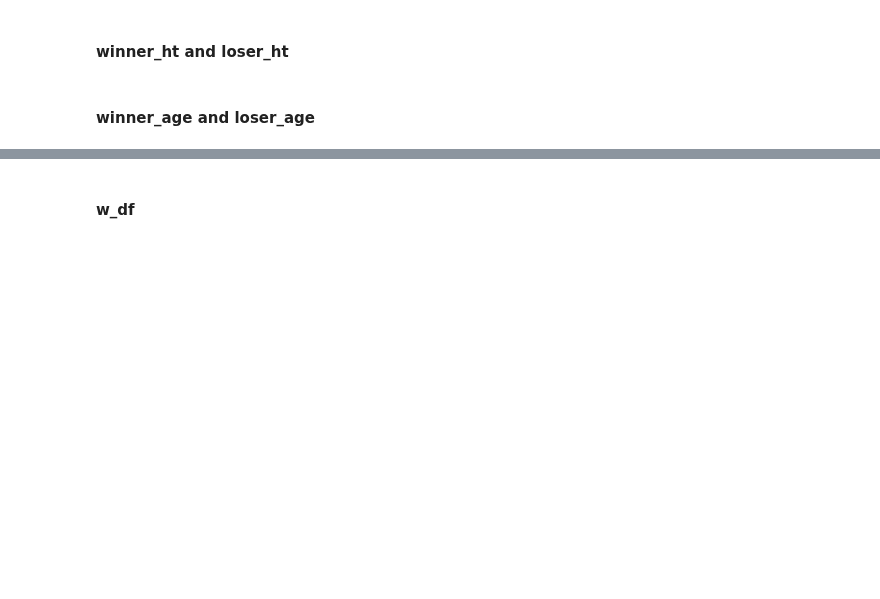
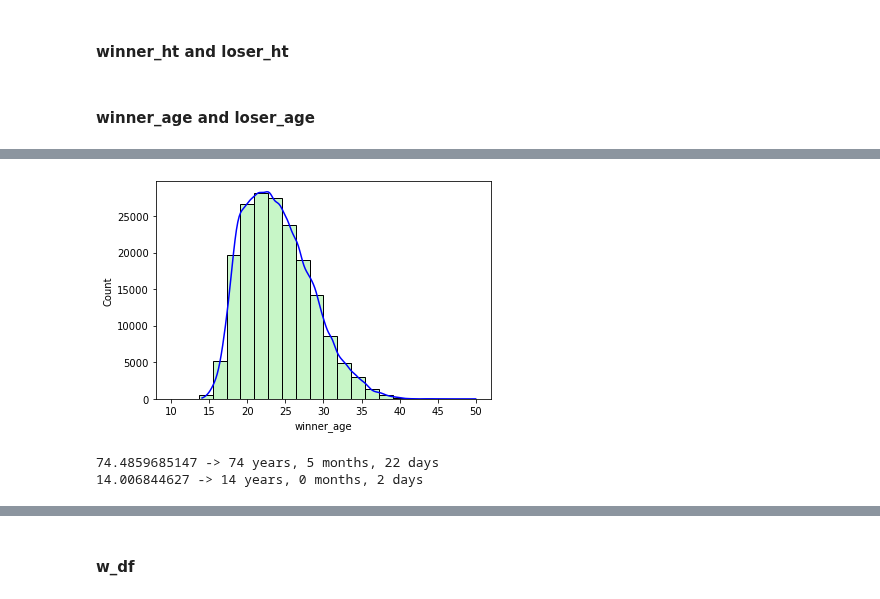
Before and after one commit to gasparax/DM_Project, a Jupyter notebook: data_understanding.ipynb, the cells around one changed output, grey strips where cells are left out. Saved outputs shown, nothing was run; the diff lists cells and outputs as text; code cells hidden in the pictures; blank space fills up the shorter version.

```diff
--- a/data_understanding.ipynb
+++ b/data_understanding.ipynb
@@ -681,0 +685,4 @@ df_tennis.boxplot(vert=False, column=['winner_age'], return_type='axes',figsize=
+# %%
+sns.histplot(data=df_tennis['winner_age'], bins="sturges", binrange=(10,50), color="lightgreen", kde=True, kde_kws={'clip':(10,50)}).lines[0].set_color('blue')
+# %% [output]
+[figure, added]
@@ -681,0 +691,6 @@ df_tennis.boxplot(vert=False, column=['winner_age'], return_type='axes',figsize=
+# %%
+print(str(df_tennis['loser_age'].max()) + " -> " + ConvertAge(df_tennis['loser_age'].max()))
+print(str(df_tennis['loser_age'].min()) + " -> " + ConvertAge(df_tennis['loser_age'].min()))
+# %% [output]
+74.4859685147 -> 74 years, 5 months, 22 days
+14.006844627 -> 14 years, 0 months, 2 days
```
Also changed, not shown: parts of 42 cells of this notebook.
